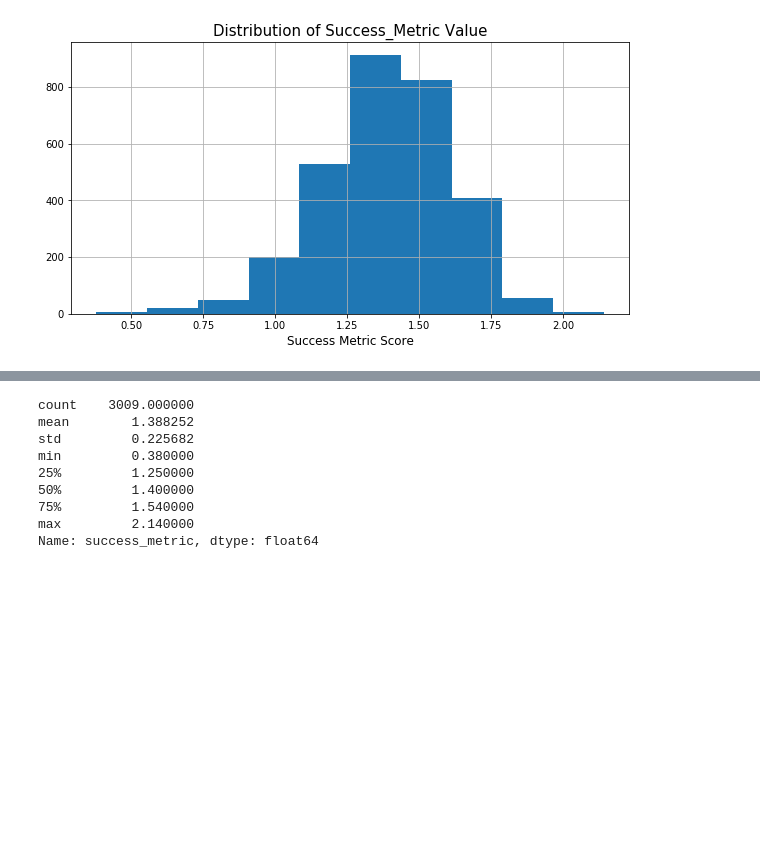
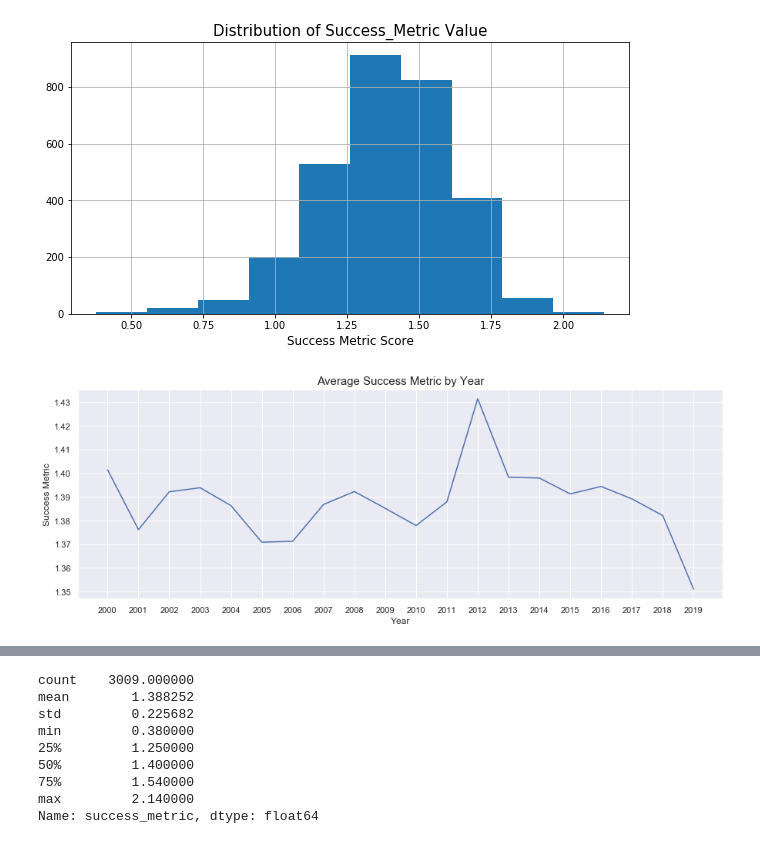
Before and after one commit to will4865/FlatironCapstoneProject, a Jupyter notebook: 4_eda_and_cleaning.ipynb, the cells around one changed output, grey strips where cells are left out. Drawn from its saved outputs; the diff is of its cells as text; code cells hidden in the pictures; blank space fills up the shorter version.

```diff
--- a/4_eda_and_cleaning.ipynb
+++ b/4_eda_and_cleaning.ipynb
@@ -1068,3 +1068,13 @@ plt.xlabel('Success Metric Score', size =12)
 plt.show()
 # %% [output]
 [figure]
+# %%
+plt.figure(figsize = (15,5))
+sns.lineplot(data = df_mean, x = df_mean.index, y = 'success_metric')
+plt.title('Average Success Metric by Year', size = 15)
+plt.xlabel('Year', size =12)
+plt.ylabel('Success Metric', size = 12)
+plt.xticks(np.arange(2000, 2020))
+plt.show()
+# %% [output]
+[figure, added]
```
Also changed, not shown: parts of 5 cells of this notebook.
